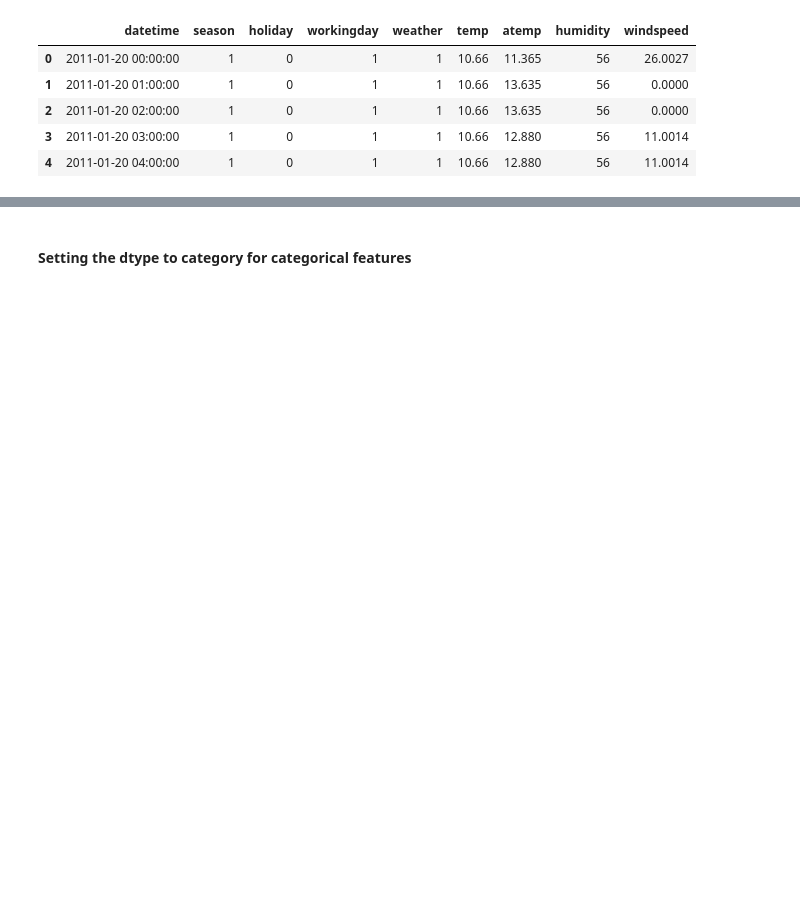
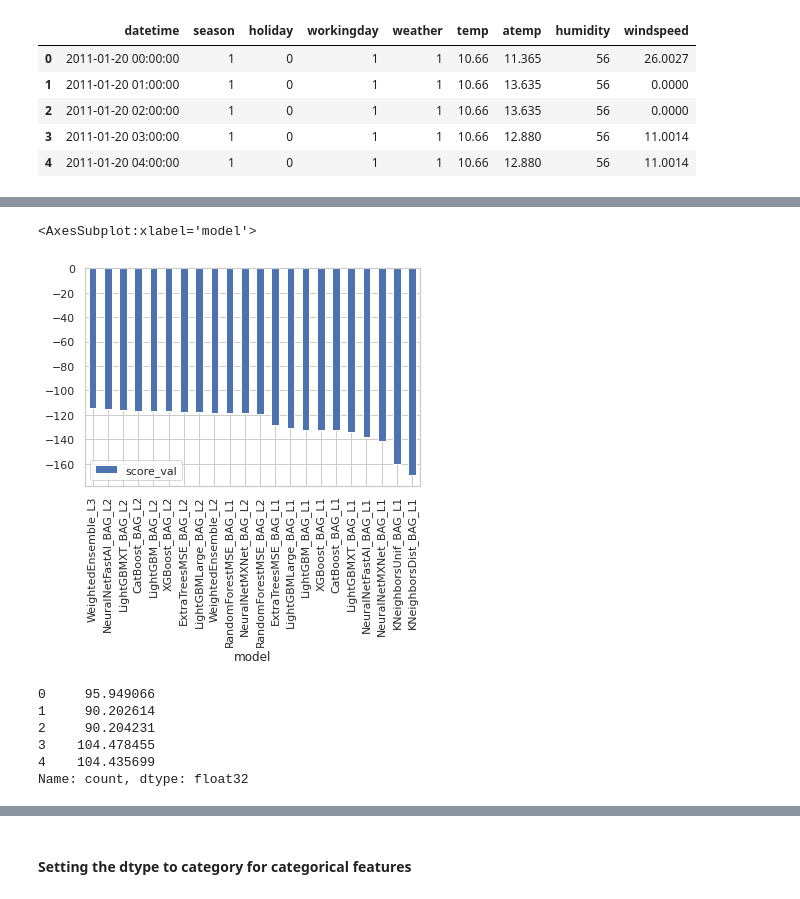
Before and after one commit to s-rezayi/Predict-Bike-Sharing-Demand-with-AutoGluon, a Jupyter notebook: project/bike_sharing.ipynb, the cells around one changed output, grey strips where cells are left out. Cells and saved outputs as stored; diff of their text form; code cells hidden in the pictures; blank space fills up the shorter version.

```diff
--- a/project/bike_sharing.ipynb
+++ b/project/bike_sharing.ipynb
@@ -75,0 +109,9 @@ submission = pd.read_csv('sampleSubmission.csv')
+# %%
+predictor = TabularPredictor(
+    label='count',
+    eval_metric='rmse'
+).fit(
+    train_data=train,
+    time_limit=10*60,
+    presets='best_quality'
+)
@@ -75,0 +171,2 @@ submission = pd.read_csv('sampleSubmission.csv')
+# %%
+predictor.fit_summary()
@@ -75,0 +208,15 @@ submission = pd.read_csv('sampleSubmission.csv')
+# %%
+predictor.leaderboard(silent=True).plot(kind="bar", x="model", y="score_val")
+# %% [output]
+<AxesSubplot:xlabel='model'>
+[figure, added]
+# %%
+predictions = predictor.predict(test)
+predictions.head()
+# %% [output]
+0     95.949066
+1     90.202614
+2     90.204231
+3    104.478455
+4    104.435699
+Name: count, dtype: float32
```
Also changed, not shown: parts of 101 cells of this notebook, 6 other files.
